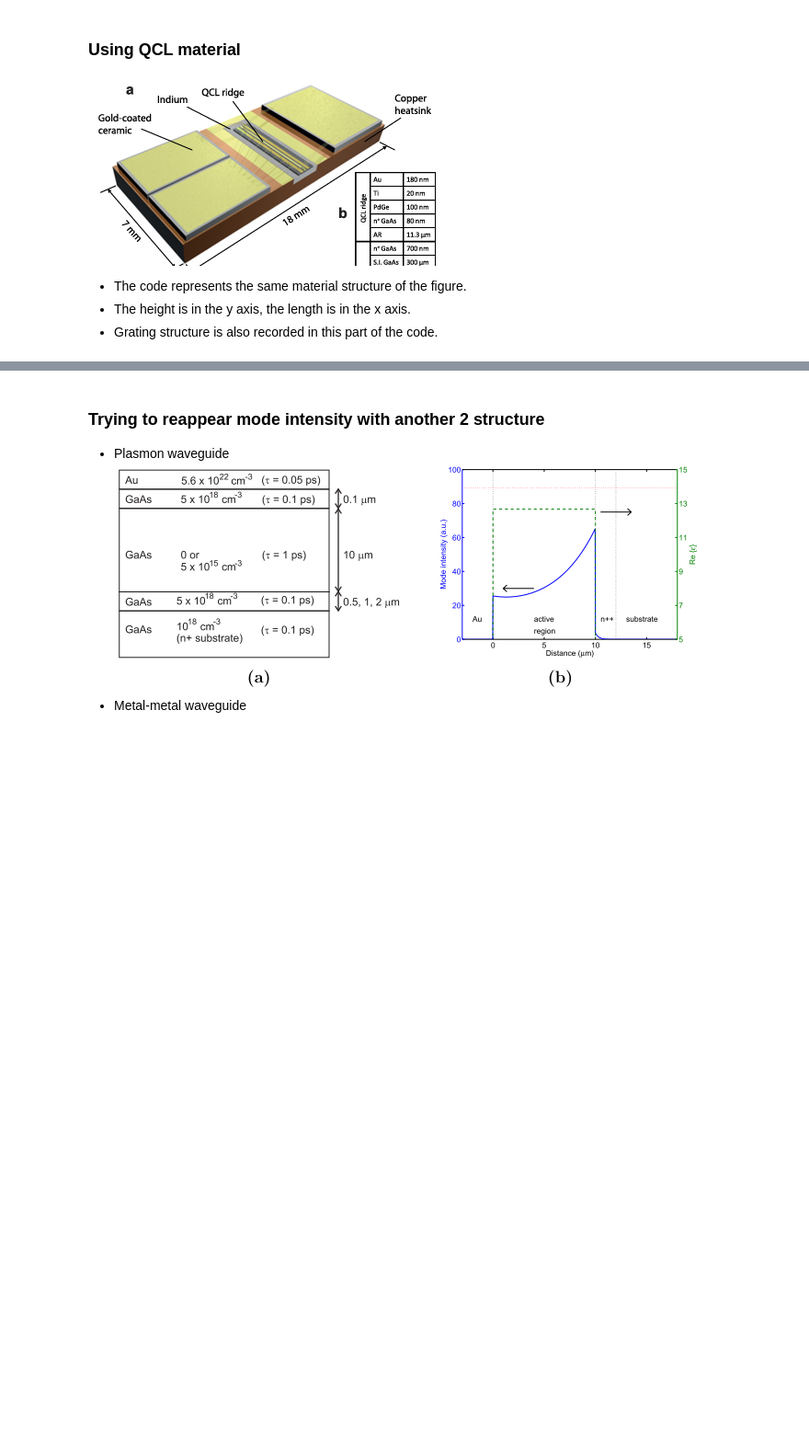
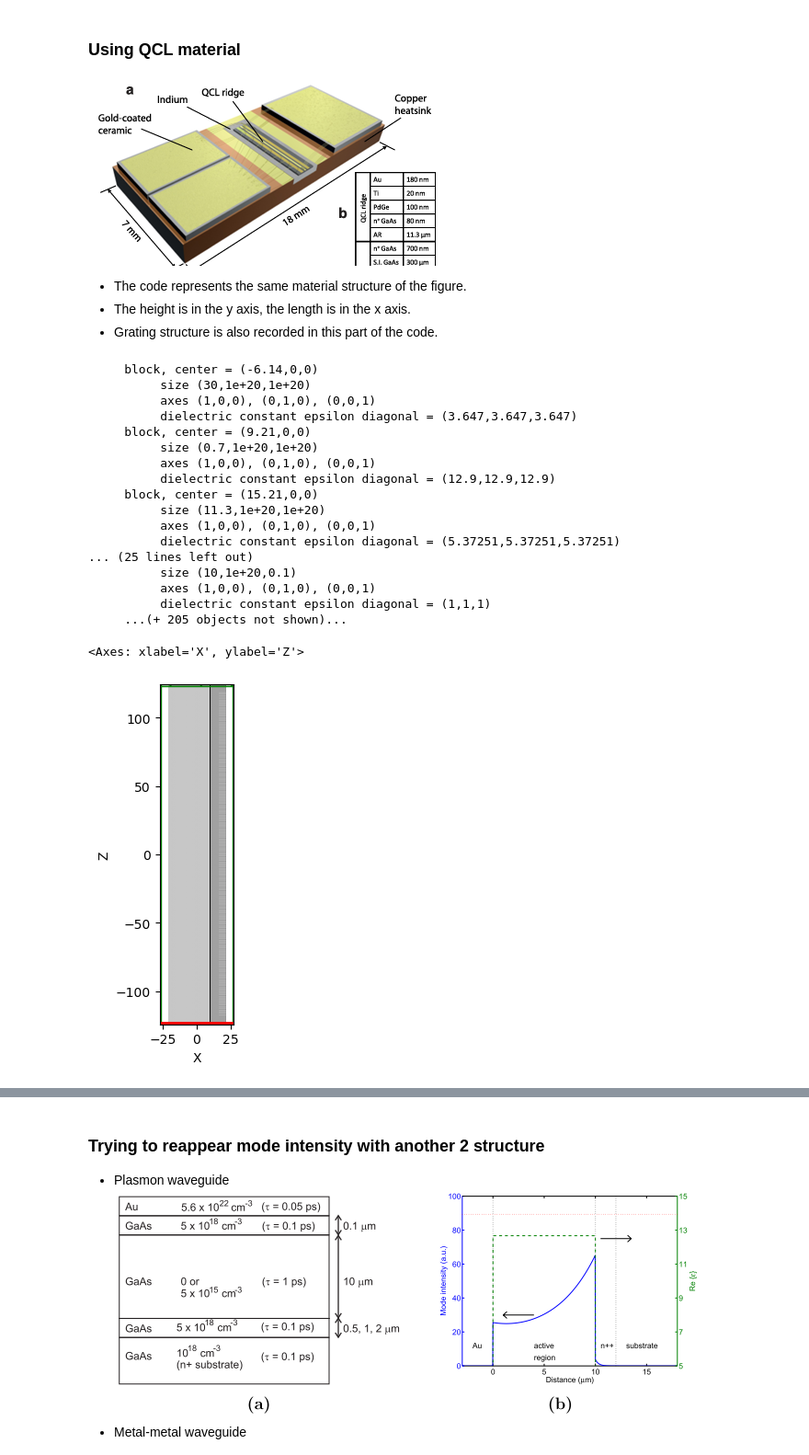
Before and after one commit to zhou277/Semiconductor_laser, a Jupyter notebook: 3_Mode_intensity.ipynb, the cells around one changed output, grey strips where cells are left out. Shown at 92% size. Saved outputs shown, nothing was run; the diff lists cells and outputs as text; code cells hidden in the pictures; blank space fills up the shorter version.

```diff
--- a/3_Mode_intensity.ipynb
+++ b/3_Mode_intensity.ipynb
@@ -12,8 +12,8 @@ import meep as mp
 import numpy as np
 from matplotlib import pyplot as plt
 import matplotlib.patches as patches
-from meep.materials import Au,GaAs
-from QCL_materials import substrate_GaAs
+from meep.materials import GaAs
+from QCL_materials import Au_fun,QCL_neff_c,GaAs_5e18_fun
 
 ###----------------------------------basic config----------------------------------###
 dpml = 1  # PML thickness
@@ -28,17 +28,13 @@ substrate_GaAs_thickness = 30
 
 ###---------------------------------material config----------------------------------###
 # material definition
-Active_region = GaAs
-# Au = mp.Medium(epsilon=1.0, D_conductivity=1e7)
-GaAs_low_doped = mp.Medium(epsilon=12.9,
-                           D_conductivity=0)
-GaAs_high_doped = mp.Medium(epsilon=5,
-                            D_conductivity=100)
+
 
 ###------------------------------------geometry------------------------------------###
 material_H = Au_thickness + nGaAs_thickness_1 + Active_region_thickness + nGaAs_thickness_2 + substrate_GaAs_thickness
 x0 = -0.5 * (Au_thickness + nGaAs_thickness_1 + Active_region_thickness +
              nGaAs_thickness_2 + substrate_GaAs_thickness)
+x_start = x0
 
 def add_layer(thickness:float, material:mp.Medium):
     """add layers through x axis"""
@@ -51,30 +47,30 @@ def add_layer(thickness:float, material:mp.Medium):
 
 geometry = []
 # Substrate
-add_layer(substrate_GaAs_thickness, substrate_GaAs)
-add_layer(nGaAs_thickness_2,        GaAs_high_doped)
+add_layer(substrate_GaAs_thickness, QCL_neff_c)
+add_layer(nGaAs_thickness_2,        GaAs_5e18_fun)
 
 # QCL active region
 add_layer(Active_region_thickness,  GaAs)
 
 # upper layers
-add_layer(nGaAs_thickness_1,        GaAs_high_doped)
-add_layer(Au_thickness,             Au)
+add_layer(nGaAs_thickness_1,        GaAs_5e18_fun)
+add_layer(Au_thickness,             Au_fun)
 
 ###------------------------------------grating parameters-----------------------------------------###
 pattern_1 = "|-||-|-||||||-|||||-||||-|||-||-||||-|||||||-||-||-|||-||-|-||-|||-||-|-||||||-||-|-|||-||-|||||-|||-||-|"
 pattern_2 = "|-||-|||||-||||||-|||-||||-||-||-|||||||||-||-|-||-||-||-|-|||-||-||-|-||||||-||||||||-||-||||||-||||---|"
-pattern = pattern_1 + pattern_2
-slot_depth = 50
+pattern_main = pattern_1 + pattern_2
+slot_depth = 10
 slot_width = 0.1
 line = 1
 dash = line * 1.5
 sz_length = 0
-for symbol in pattern:
+for symbol in pattern_main:
     sz_length += line if symbol == '|' else dash
 
 z_start = -sz_length/2
-x_grating_center = x0 + material_H - 0.5 * Au_thickness
+x_grating_center = x_start + material_H - 0.5 * Au_thickness
 z_pos = -sz_length/2
 
 def add_grating(pattern:list,grating_geometry:list):
@@ -82,36 +78,58 @@ def add_grating(pattern:list,grating_geometry:list):
     global z_pos
     for symbol in pattern:
         z_pos = z_pos + line if symbol == "|" else z_pos + dash
         grating_geometry.append(mp.Block(
                             material=mp.air,
                             size=mp.Vector3(slot_depth,mp.inf,slot_width),
                             center=mp.Vector3(x=x_grating_center,z=z_pos)))
 
 grating_geometry = []
-add_grating(pattern,grating_geometry)
+add_grating(pattern_main,grating_geometry)
 
 geometry += grating_geometry
+
 ###---------------------------------------cell setup----------------------------------------------------###
-sx = material_H + 2*dpml
+sx = material_H + 2*dpml + 10
 sy = 0
-sz = sz_length + 2*dpml + 2
+sz = sz_length + 2*dpml + 10
 cell = mp.Vector3(sx, sy, sz)
 
 fcen = 2.85e12 # 2.85THz
+fceninmeep = fcen/3e8
 df = 0.2  # pulse frequency width
 
-src = [mp.Source(mp.ContinuousSource(fcen, fwidth=df),
-        component=mp.Ey,
+src = [mp.Source(mp.GaussianSource(fcen, fwidth=df),
+        component=mp.Ez,
         center=mp.Vector3(0,0,-0.5 * sz + dpml),
-        size=mp.Vector3(z=sx)
+        size=mp.Vector3(x=sx)
         )]
 
 ###-------------------------------------simulation setup-----------------------------------------------###
 sim = mp.Simulation(
                 cell_size=cell,
                 geometry=geometry,
                 boundary_layers=[mp.PML(dpml, direction=mp.X),
                                  mp.PML(dpml, direction=mp.Z)],
                 sources=src,
                 resolution=resolution)
 sim.plot2D()
+# %% [output]
+     block, center = (-6.14,0,0)
+          size (30,1e+20,1e+20)
+          axes (1,0,0), (0,1,0), (0,0,1)
+          dielectric constant epsilon diagonal = (3.647,3.647,3.647)
+     block, center = (9.21,0,0)
+          size (0.7,1e+20,1e+20)
+          axes (1,0,0), (0,1,0), (0,0,1)
+          dielectric constant epsilon diagonal = (12.9,12.9,12.9)
+     block, center = (15.21,0,0)
+          size (11.3,1e+20,1e+20)
+          axes (1,0,0), (0,1,0), (0,0,1)
+          dielectric constant epsilon diagonal = (5.37251,5.37251,5.37251)
+... (25 lines left out)
+          size (10,1e+20,0.1)
+          axes (1,0,0), (0,1,0), (0,0,1)
+          dielectric constant epsilon diagonal = (1,1,1)
+     ...(+ 205 objects not shown)...
+<Axes: xlabel='X', ylabel='Z'>
+[figure, added]
```
Also changed, not shown: parts of 2 cells of this notebook, 3 other files.
